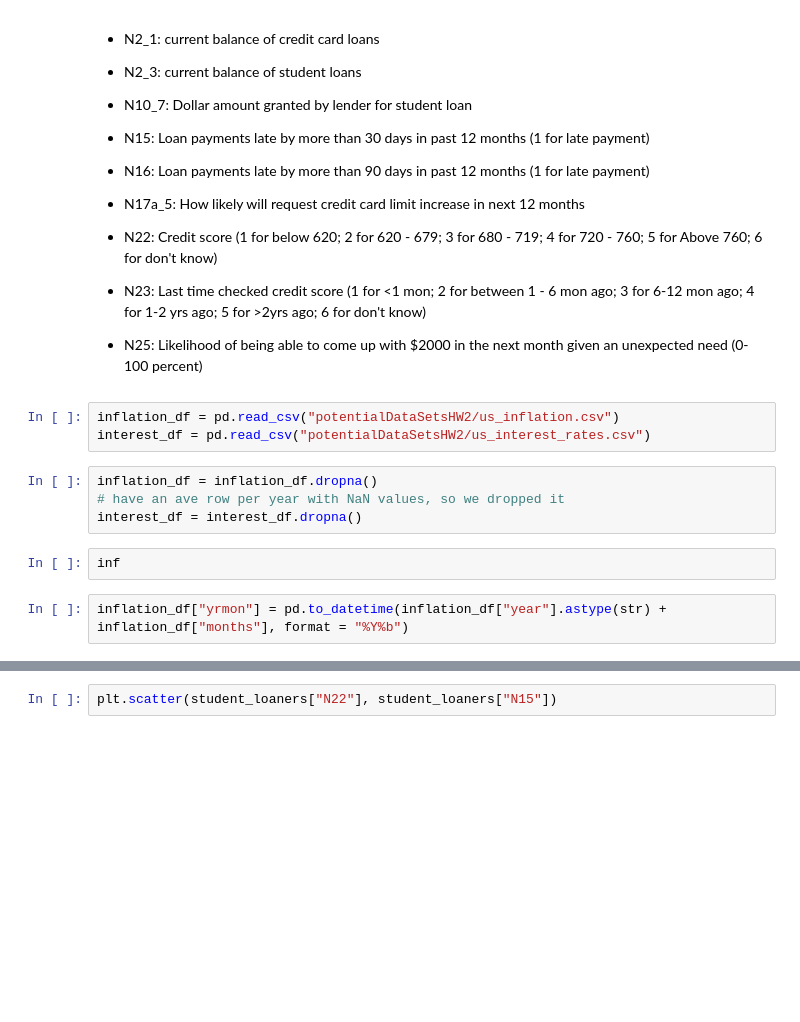
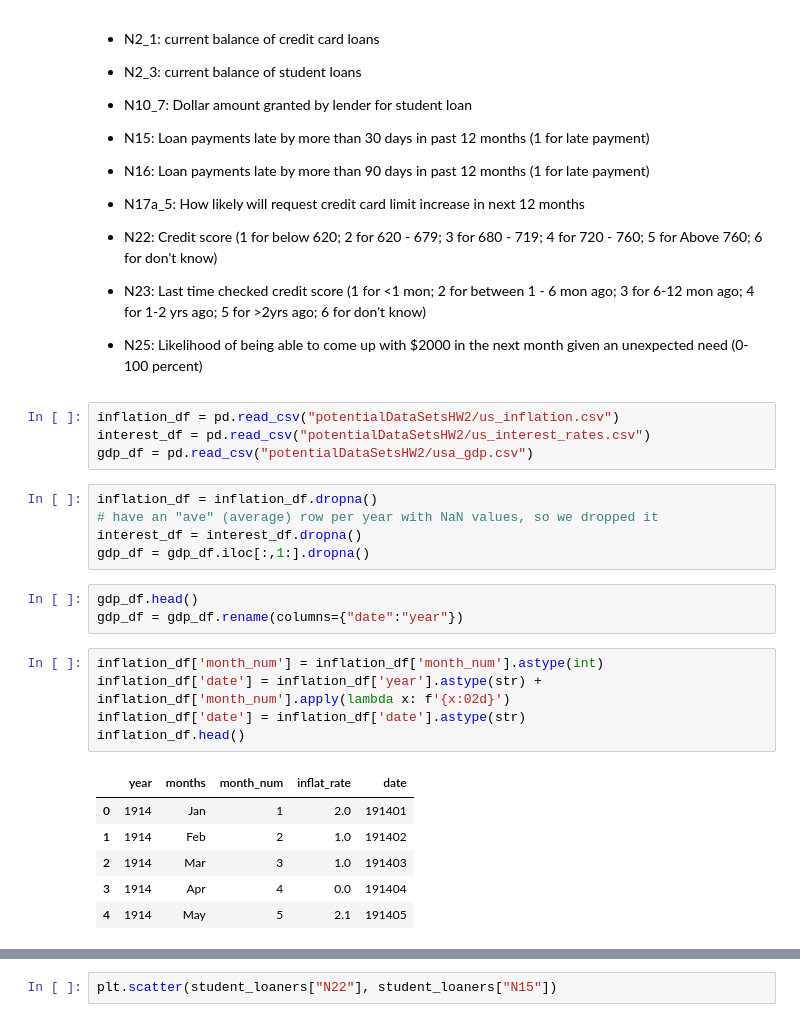
Before and after one commit to yzhao2433/LoanDelinquencyProject, a Jupyter notebook: HW2_datasetExploration.ipynb, the cells around one changed output, grey strips where cells are left out. Saved outputs shown, nothing was run; the diff lists cells and outputs as text; blank space fills up the shorter version.

```diff
--- a/HW2_datasetExploration.ipynb
+++ b/HW2_datasetExploration.ipynb
@@ -39,11 +39,24 @@ Columns we are keeping:
 # %%
 inflation_df = pd.read_csv("potentialDataSetsHW2/us_inflation.csv")
 interest_df = pd.read_csv("potentialDataSetsHW2/us_interest_rates.csv")
+gdp_df = pd.read_csv("potentialDataSetsHW2/usa_gdp.csv")
 # %%
 inflation_df = inflation_df.dropna()
-# have an ave row per year with NaN values, so we dropped it
+# have an "ave" (average) row per year with NaN values, so we dropped it
 interest_df = interest_df.dropna()
+gdp_df = gdp_df.iloc[:,1:].dropna()
-# %%
-inf
-# %%
-inflation_df["yrmon"] = pd.to_datetime(inflation_df["year"].astype(str) + inflation_df["months"], format = "%Y%b")
+# %%
+gdp_df.head()
+gdp_df = gdp_df.rename(columns={"date":"year"})
+# %%
+inflation_df['month_num'] = inflation_df['month_num'].astype(int)
+inflation_df['date'] = inflation_df['year'].astype(str) + inflation_df['month_num'].apply(lambda x: f'{x:02d}')
+inflation_df['date'] = inflation_df['date'].astype(str)
+inflation_df.head()
+# %% [output]
+|  | year | months | month_num | inflat_rate | date |
+| 0 | 1914 | Jan | 1 | 2.0 | 191401 |
+| 1 | 1914 | Feb | 2 | 1.0 | 191402 |
+| 2 | 1914 | Mar | 3 | 1.0 | 191403 |
+| 3 | 1914 | Apr | 4 | 0.0 | 191404 |
+| 4 | 1914 | May | 5 | 2.1 | 191405 |
```
Also changed, not shown: parts of 16 cells of this notebook, 1 other file.
